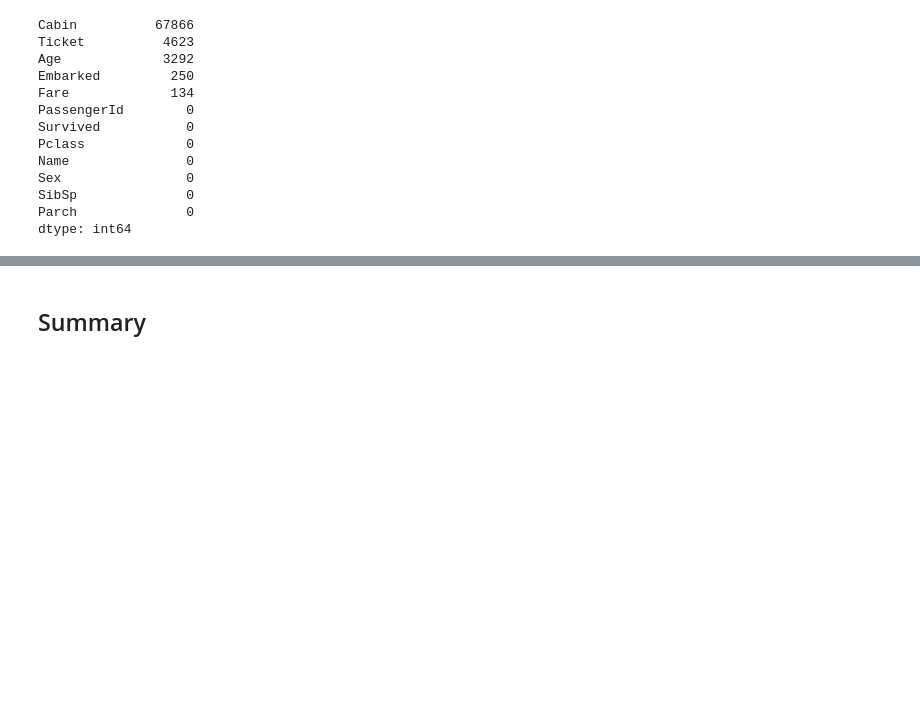
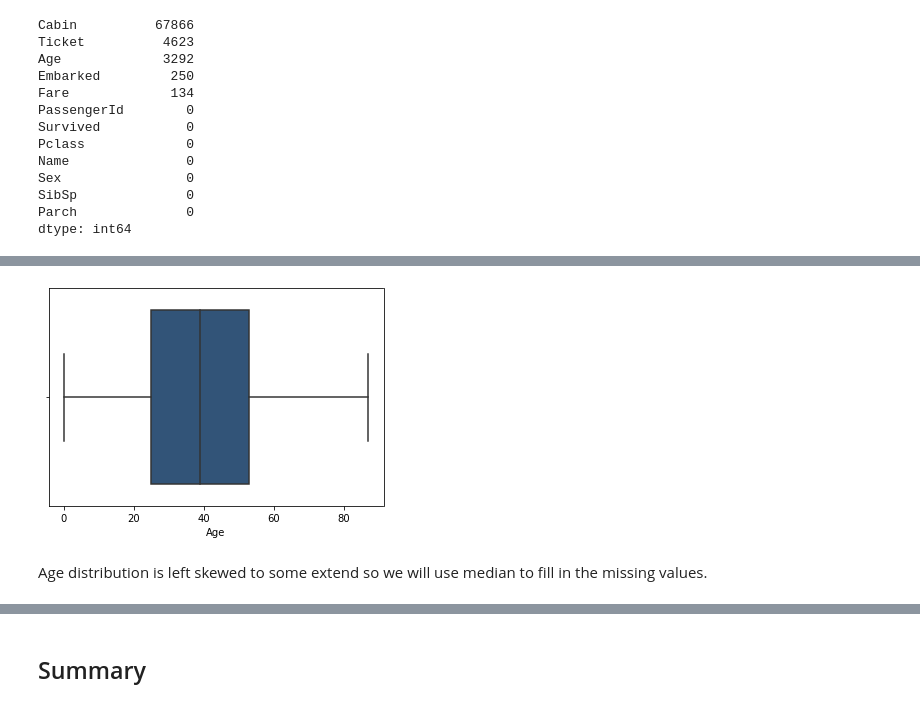
Before and after one commit to al-ensign/ml-introduction, a Jupyter notebook: 01_Descriptive_Statistics_and_Data_Exploration/eda.ipynb, the cells around one changed output, grey strips where cells are left out. Cells and saved outputs as stored; diff of their text form; code cells hidden in the pictures; blank space fills up the shorter version.

```diff
--- a/01_Descriptive_Statistics_and_Data_Exploration/eda.ipynb
+++ b/01_Descriptive_Statistics_and_Data_Exploration/eda.ipynb
@@ -156,0 +148,7 @@ dtype: int64
+# %%
+sns.boxplot(x = train['Age'],color='#265484')
+plt.show()
+# %% [output]
+[figure, added]
+# %% [markdown]
+Age distribution is left skewed to some extend so we will use median to fill in the missing values.
```
Also changed, not shown: parts of 23 cells of this notebook.
